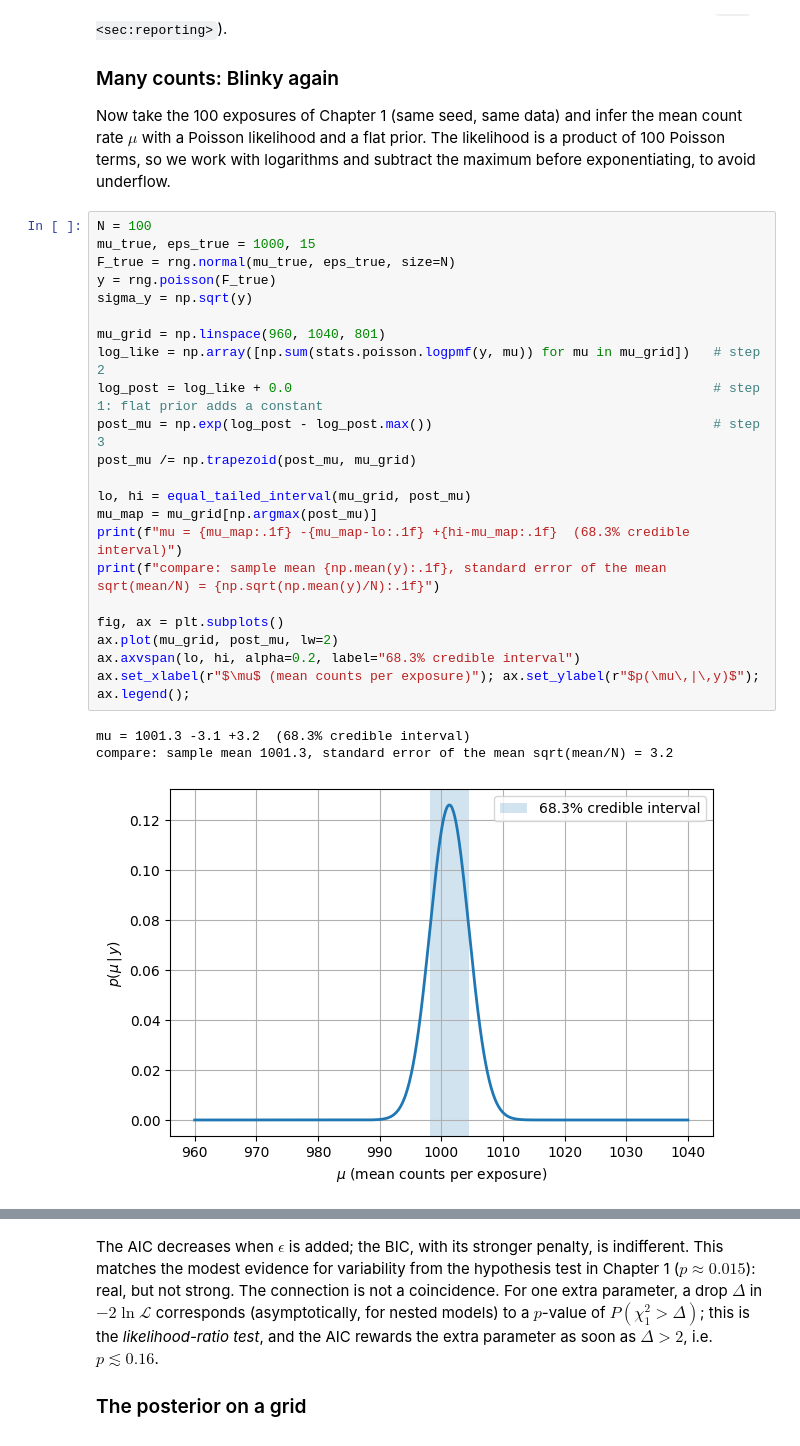
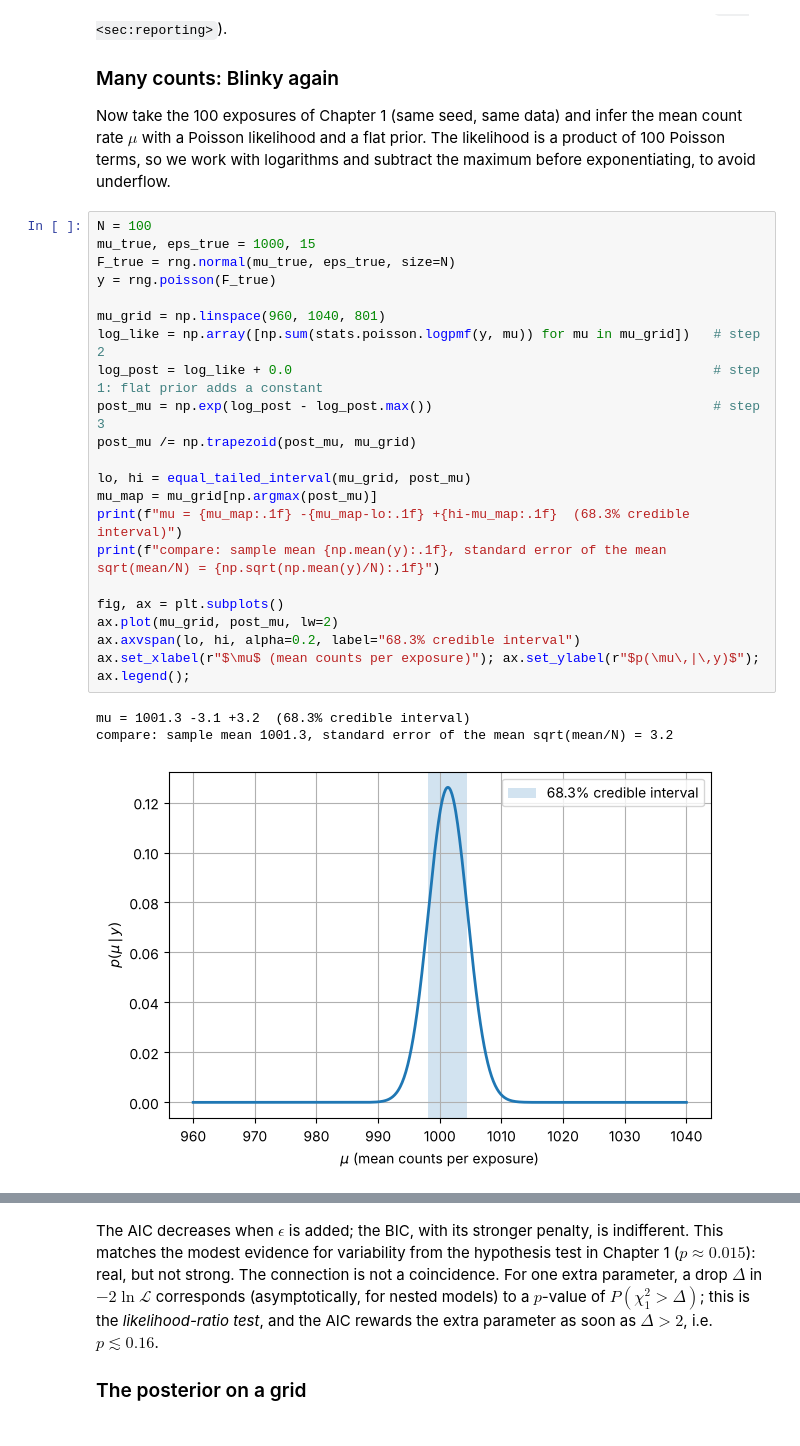
Before and after one commit to sjoertvv/BASTA-lecture-notes, a Jupyter notebook: 04_bayesian_inference.ipynb, the cells around one changed output, grey strips where cells are left out. Drawn from its saved outputs; the diff is of its cells as text.

```diff
--- a/04_bayesian_inference.ipynb
+++ b/04_bayesian_inference.ipynb
@@ -120,29 +120,28 @@ Now take the 100 exposures of Chapter 1 (same seed, same data) and infer the mea
 # %%
 N = 100
 mu_true, eps_true = 1000, 15
 F_true = rng.normal(mu_true, eps_true, size=N)
 y = rng.poisson(F_true)
-sigma_y = np.sqrt(y)
 
 mu_grid = np.linspace(960, 1040, 801)
 log_like = np.array([np.sum(stats.poisson.logpmf(y, mu)) for mu in mu_grid])   # step 2
 log_post = log_like + 0.0                                                      # step 1: flat prior adds a constant
 post_mu = np.exp(log_post - log_post.max())                                    # step 3
 post_mu /= np.trapezoid(post_mu, mu_grid)
 
 lo, hi = equal_tailed_interval(mu_grid, post_mu)
 mu_map = mu_grid[np.argmax(post_mu)]
 print(f"mu = {mu_map:.1f} -{mu_map-lo:.1f} +{hi-mu_map:.1f}  (68.3% credible interval)")
 print(f"compare: sample mean {np.mean(y):.1f}, standard error of the mean sqrt(mean/N) = {np.sqrt(np.mean(y)/N):.1f}")
 
 fig, ax = plt.subplots()
 ax.plot(mu_grid, post_mu, lw=2)
 ax.axvspan(lo, hi, alpha=0.2, label="68.3% credible interval")
 ax.set_xlabel(r"$\mu$ (mean counts per exposure)"); ax.set_ylabel(r"$p(\mu\,|\,y)$"); ax.legend();
 # %% [output]
 mu = 1001.3 -3.1 +3.2  (68.3% credible interval)
 compare: sample mean 1001.3, standard error of the mean sqrt(mean/N) = 3.2
-[figure, old version]
+[figure, new version]
 # %% [markdown]
 With 100 data points the posterior is nearly Gaussian and the credible interval coincides with the frequentist standard error of the mean. This is the general rule: **with lots of data and a flat prior, Bayesian and frequentist answers agree.** The differences appear with little data, with informative priors, and, most importantly, with nuisance parameters. But there is something wrong with this analysis: it assumes the source is constant, and in Chapter 1 we found $2\sigma$ evidence that it is not. The next section fixes this.
 
```
Also changed, not shown: parts of 6 cells of this notebook, 10 other files.
